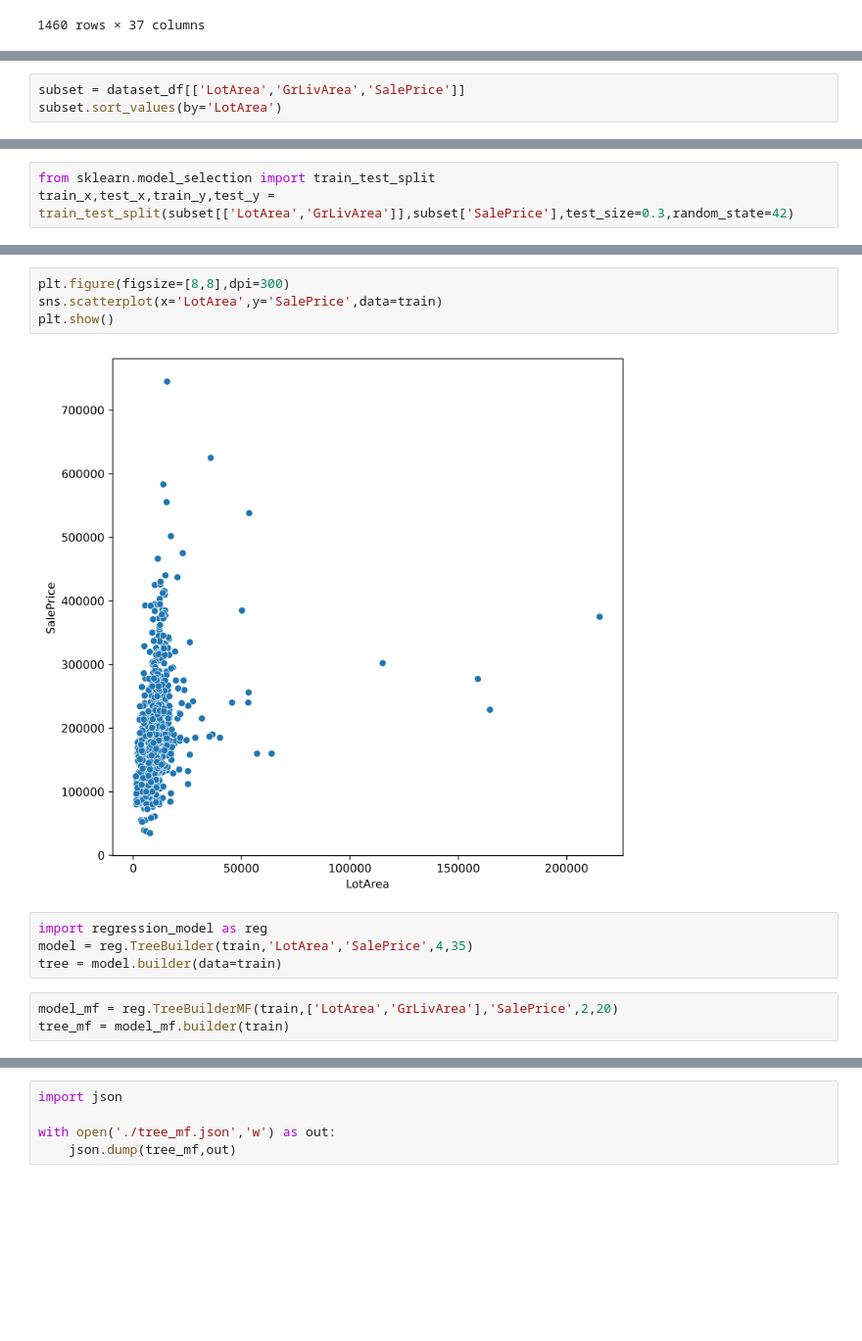
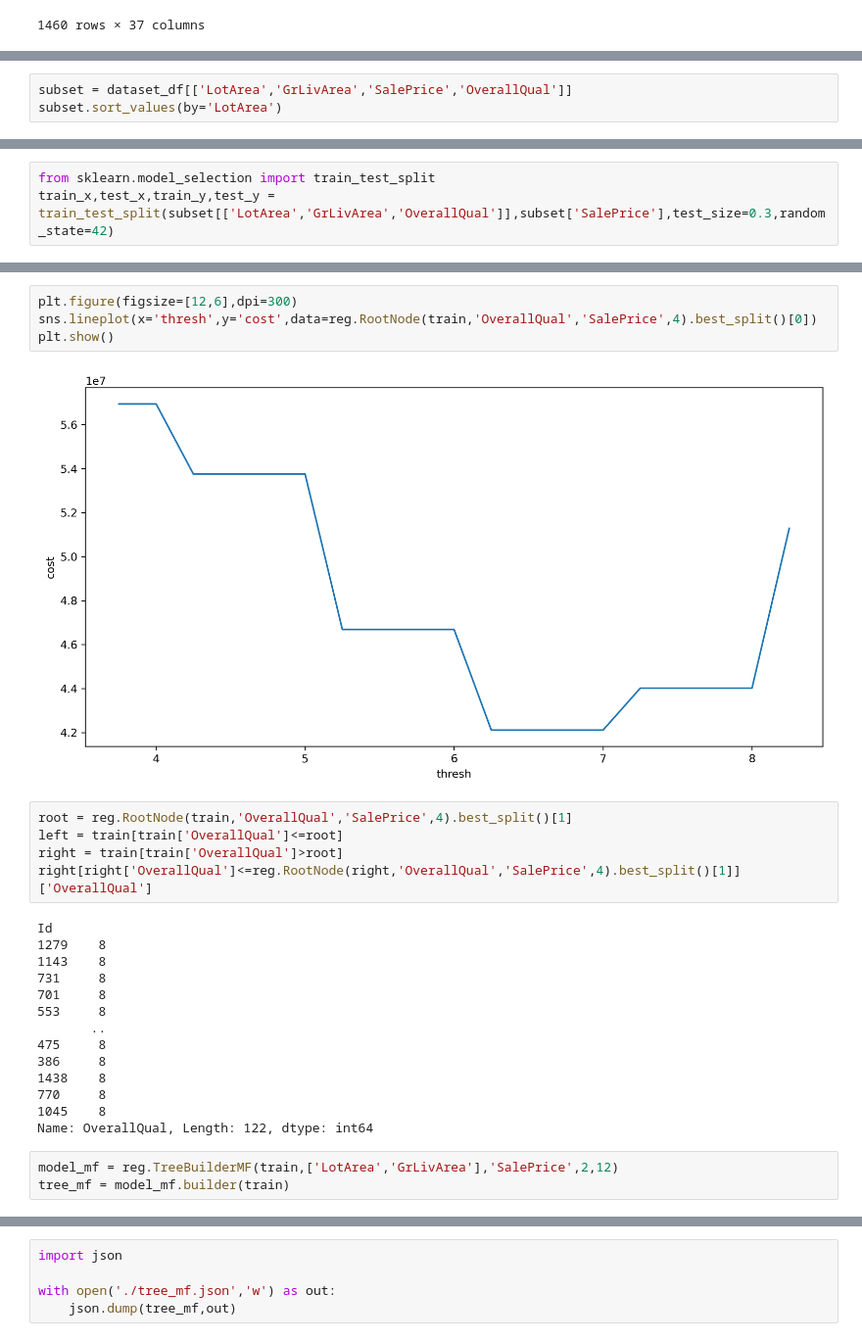
Before and after one commit to ashen007/Tree-based-regression-model, a Jupyter notebook: train.ipynb, the cells around one changed output, grey strips where cells are left out. Shown at 98% size. Drawn from its saved outputs; the diff is of its cells as text; blank space fills up the shorter version.

```diff
--- a/train.ipynb
+++ b/train.ipynb
@@ -64,6 +59,6 @@ YrSold             0
 SalePrice          0
 dtype: int64
 # %%
-subset = dataset_df[['LotArea','GrLivArea','SalePrice']]
+subset = dataset_df[['LotArea','GrLivArea','SalePrice','OverallQual']]
 subset.sort_values(by='LotArea')
 # %% [output]
@@ -84,6 +79,6 @@ subset.sort_values(by='LotArea')
 # %%
 from sklearn.model_selection import train_test_split
-train_x,test_x,train_y,test_y = train_test_split(subset[['LotArea','GrLivArea']],subset['SalePrice'],test_size=0.3,random_state=42)
+train_x,test_x,train_y,test_y = train_test_split(subset[['LotArea','GrLivArea','OverallQual']],subset['SalePrice'],test_size=0.3,random_state=42)
 # %%
 train = pd.concat([train_x,train_y],axis=1)
 train
@@ -105,15 +115,30 @@ train
 # %%
-plt.figure(figsize=[8,8],dpi=300)
-sns.scatterplot(x='LotArea',y='SalePrice',data=train)
+plt.figure(figsize=[12,6],dpi=300)
+sns.lineplot(x='thresh',y='cost',data=reg.RootNode(train,'OverallQual','SalePrice',4).best_split()[0])
 plt.show()
 # %% [output]
-[figure, old version]
+[figure, new version]
-# %%
-import regression_model as reg
-model = reg.TreeBuilder(train,'LotArea','SalePrice',4,35)
-tree = model.builder(data=train)
+# %%
+root = reg.RootNode(train,'OverallQual','SalePrice',4).best_split()[1]
+left = train[train['OverallQual']<=root]
+right = train[train['OverallQual']>root]
+right[right['OverallQual']<=reg.RootNode(right,'OverallQual','SalePrice',4).best_split()[1]]['OverallQual']
+# %% [output]
+Id
+1279    8
+1143    8
+731     8
+701     8
+553     8
+       ..
+475     8
+386     8
+1438    8
+770     8
+1045    8
+Name: OverallQual, Length: 122, dtype: int64
 # %%
-model_mf = reg.TreeBuilderMF(train,['LotArea','GrLivArea'],'SalePrice',2,20)
+model_mf = reg.TreeBuilderMF(train,['LotArea','GrLivArea'],'SalePrice',2,12)
 tree_mf = model_mf.builder(train)
 # %%
 import pprint
```
Also changed, not shown: parts of 18 cells of this notebook.
